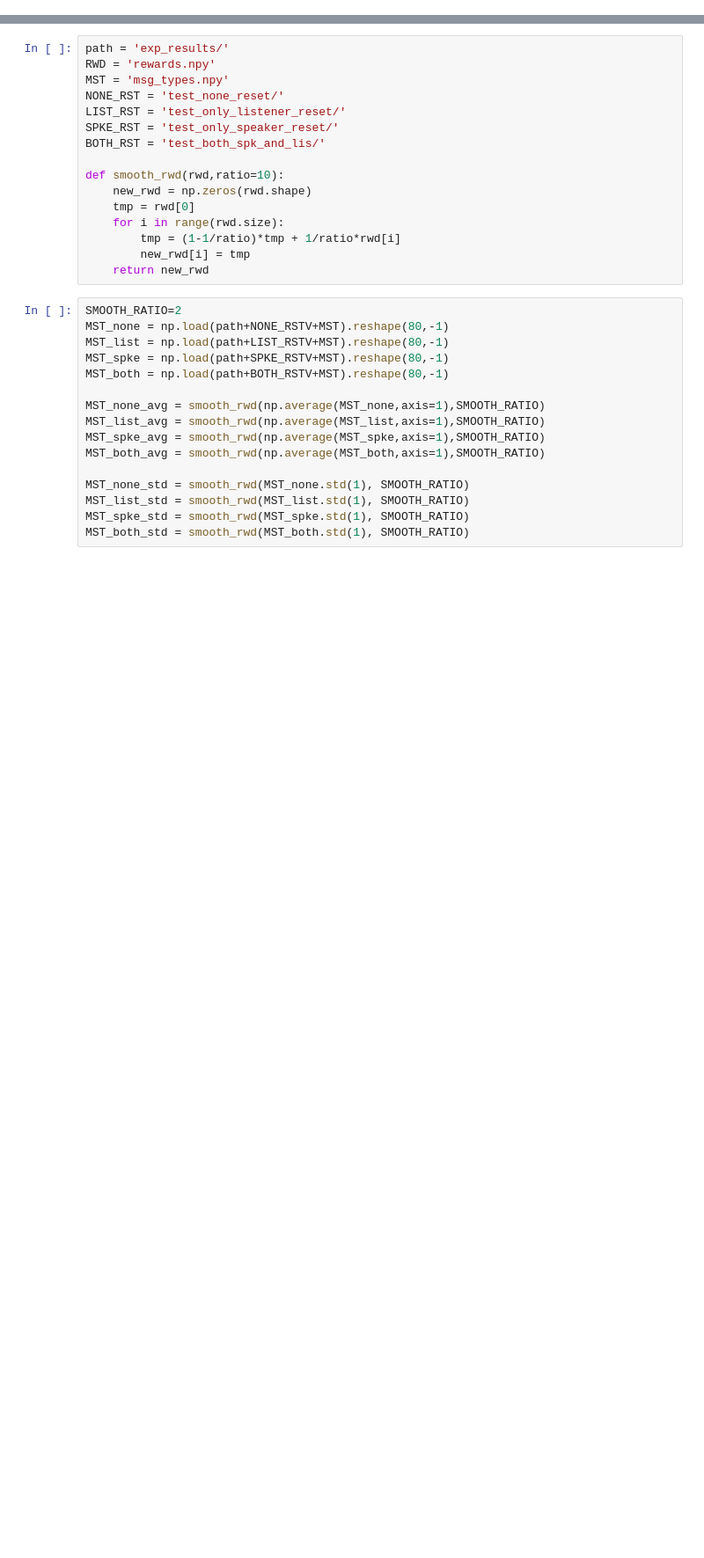
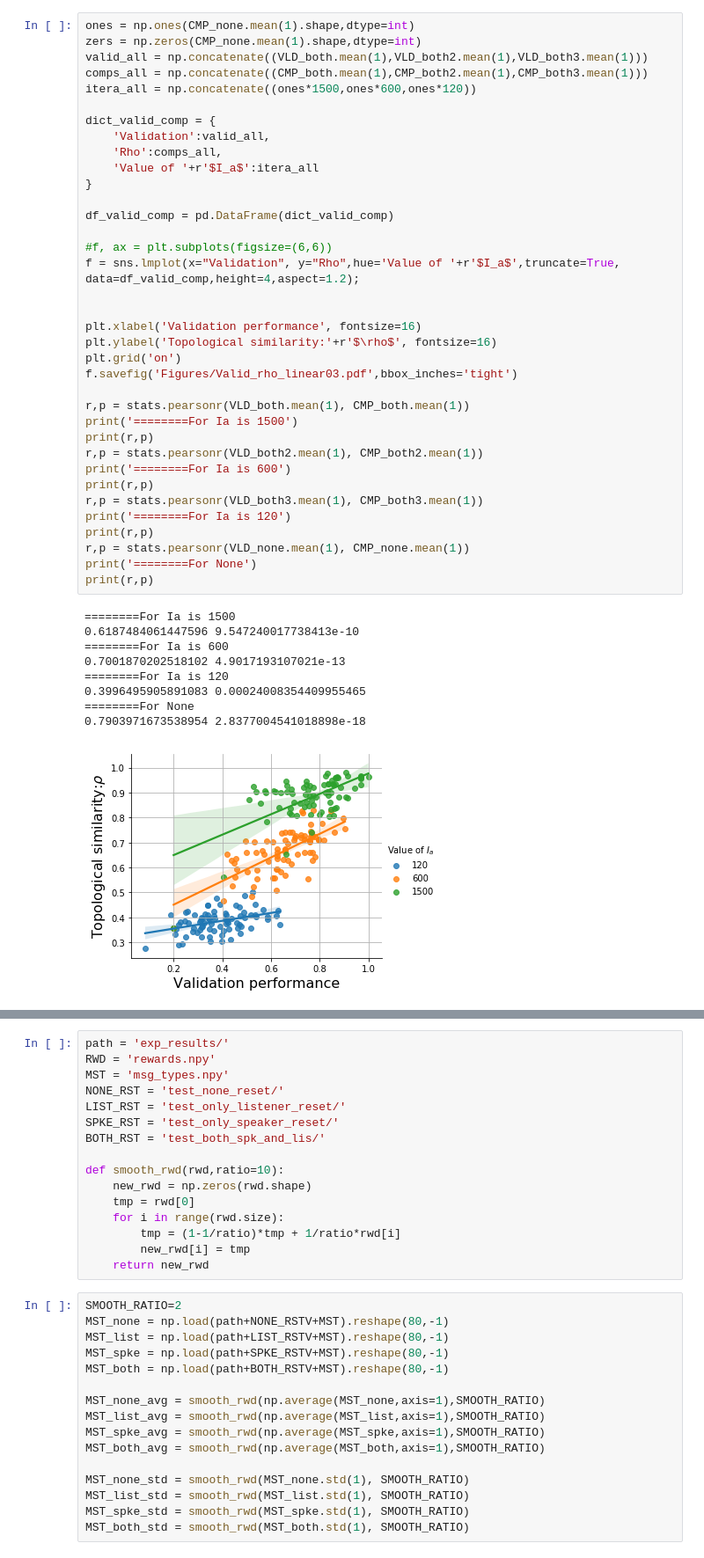
Before and after one commit to Joshua-Edinburgh/numeral_thesis, a Jupyter notebook: show_figures03.ipynb, the cells around one changed output, grey strips where cells are left out. Shown at 88% size. Cells and saved outputs as stored; diff of their text form; blank space fills up the shorter version.

```diff
--- a/show_figures03.ipynb
+++ b/show_figures03.ipynb
@@ -64,3 +94,49 @@ print(t_test(valid_all, comps_all))
+# %%
+ones = np.ones(CMP_none.mean(1).shape,dtype=int)
+zers = np.zeros(CMP_none.mean(1).shape,dtype=int)
+valid_all = np.concatenate((VLD_both.mean(1),VLD_both2.mean(1),VLD_both3.mean(1)))
+comps_all = np.concatenate((CMP_both.mean(1),CMP_both2.mean(1),CMP_both3.mean(1)))
+itera_all = np.concatenate((ones*1500,ones*600,ones*120))
+
+dict_valid_comp = {
+    'Validation':valid_all,
+    'Rho':comps_all,
+    'Value of '+r'$I_a$':itera_all
+}
+
+df_valid_comp = pd.DataFrame(dict_valid_comp)
+
+#f, ax = plt.subplots(figsize=(6,6))
+f = sns.lmplot(x="Validation", y="Rho",hue='Value of '+r'$I_a$',truncate=True, data=df_valid_comp,height=4,aspect=1.2);
+
+
+plt.xlabel('Validation performance', fontsize=16)
+plt.ylabel('Topological similarity:'+r'$\rho$', fontsize=16)
+plt.grid('on')
+f.savefig('Figures/Valid_rho_linear03.pdf',bbox_inches='tight')
+
+r,p = stats.pearsonr(VLD_both.mean(1), CMP_both.mean(1))
+print('========For Ia is 1500')
+print(r,p)
+r,p = stats.pearsonr(VLD_both2.mean(1), CMP_both2.mean(1))
+print('========For Ia is 600')
+print(r,p)
+r,p = stats.pearsonr(VLD_both3.mean(1), CMP_both3.mean(1))
+print('========For Ia is 120')
+print(r,p)
+r,p = stats.pearsonr(VLD_none.mean(1), CMP_none.mean(1))
+print('========For None')
+print(r,p)
+# %% [output]
+========For Ia is 1500
+0.6187484061447596 9.547240017738413e-10
+========For Ia is 600
+0.7001870202518102 4.9017193107021e-13
+========For Ia is 120
+0.3996495905891083 0.00024008354409955465
+========For None
+0.7903971673538954 2.8377004541018898e-18
+[figure, added]
 # %%
 r,p = stats.pearsonr(valid_all, comps_all)
 print(r,p)
```
Also changed, not shown: parts of 9 cells of this notebook, 27 other files.
